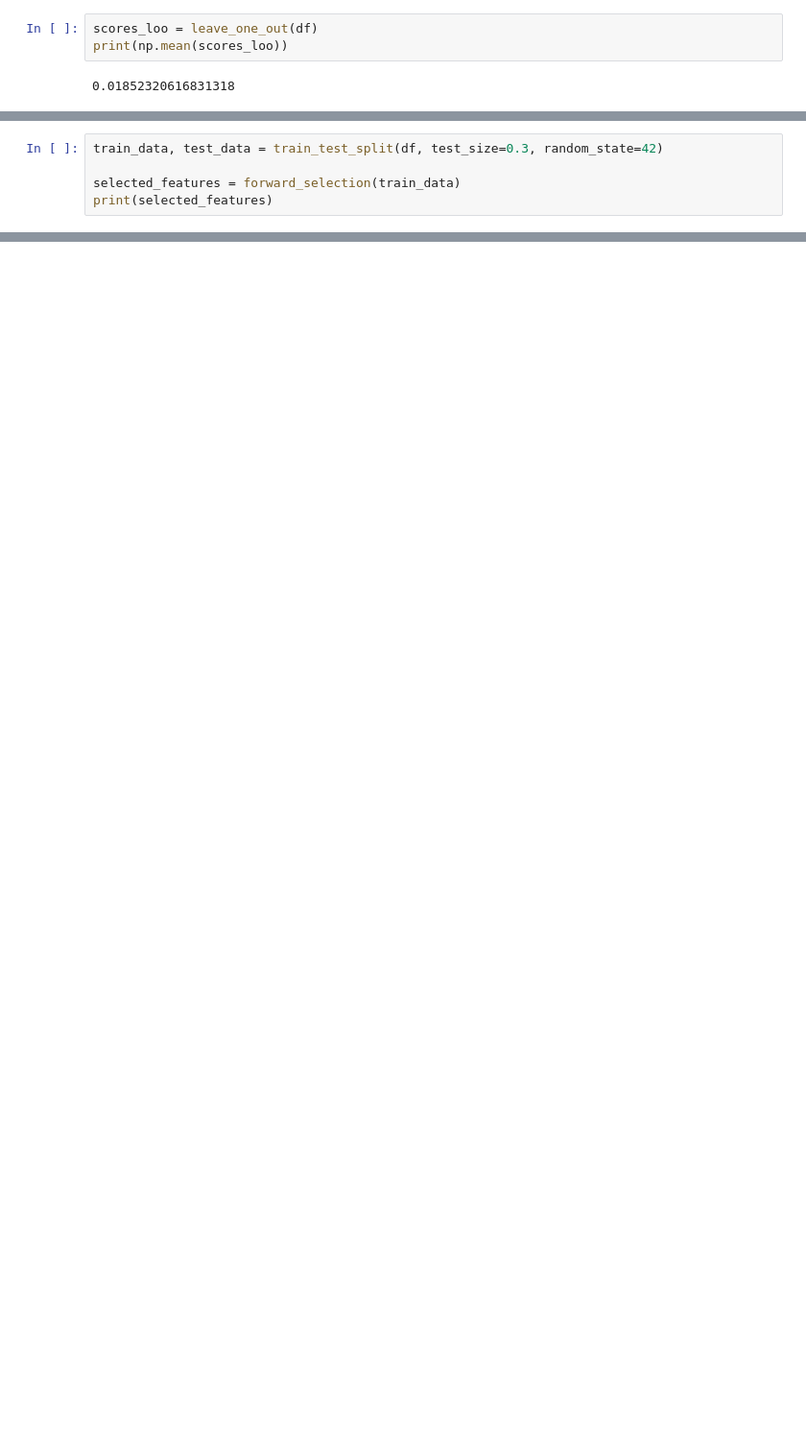
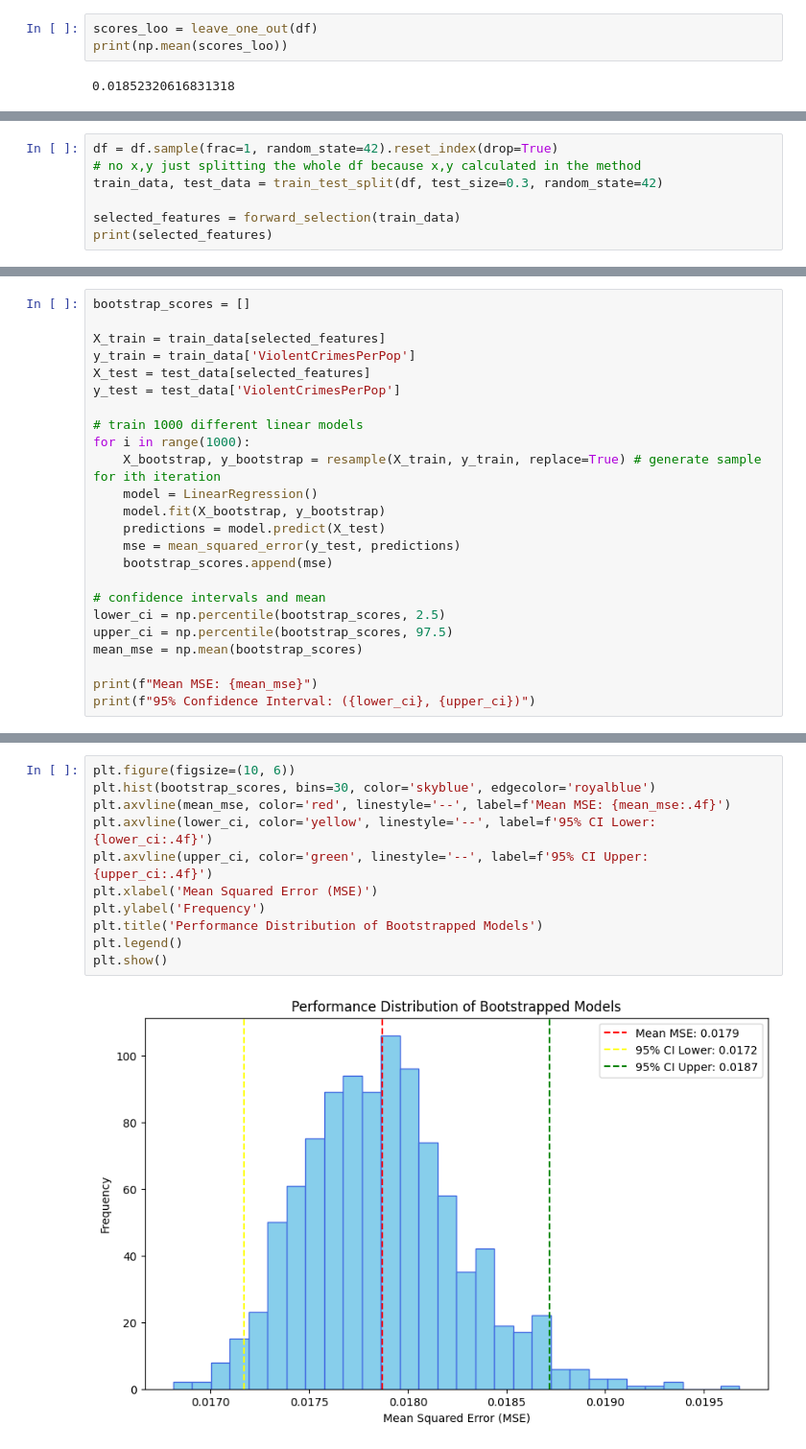
Before and after one commit to anjapijak/ML_assignments, a Jupyter notebook: assignment_2.ipynb, the cells around one changed output, grey strips where cells are left out. Shown at 96% size. Drawn from its saved outputs; the diff is of its cells as text; blank space fills up the shorter version.

```diff
--- a/assignment_2.ipynb
+++ b/assignment_2.ipynb
@@ -205,4 +198,6 @@ def forward_selection(data):
 # %%
+df = df.sample(frac=1, random_state=42).reset_index(drop=True)
+# no x,y just splitting the whole df because x,y calculated in the method
 train_data, test_data = train_test_split(df, test_size=0.3, random_state=42)
 
 selected_features = forward_selection(train_data)
@@ -244,0 +253,24 @@ print(score)
+# %%
+bootstrap_scores = []
+
+X_train = train_data[selected_features]
+y_train = train_data['ViolentCrimesPerPop']
+X_test = test_data[selected_features]
+y_test = test_data['ViolentCrimesPerPop']
+
+# train 1000 different linear models
+for i in range(1000):
+    X_bootstrap, y_bootstrap = resample(X_train, y_train, replace=True) # generate sample for ith iteration
+    model = LinearRegression()
+    model.fit(X_bootstrap, y_bootstrap)
+    predictions = model.predict(X_test)
+    mse = mean_squared_error(y_test, predictions)
+    bootstrap_scores.append(mse)
+
+# confidence intervals and mean
+lower_ci = np.percentile(bootstrap_scores, 2.5)
+upper_ci = np.percentile(bootstrap_scores, 97.5)
+mean_mse = np.mean(bootstrap_scores)
+
+print(f"Mean MSE: {mean_mse}")
+print(f"95% Confidence Interval: ({lower_ci}, {upper_ci})")
@@ -244,0 +280,13 @@ print(score)
+# %%
+plt.figure(figsize=(10, 6))
+plt.hist(bootstrap_scores, bins=30, color='skyblue', edgecolor='royalblue')
+plt.axvline(mean_mse, color='red', linestyle='--', label=f'Mean MSE: {mean_mse:.4f}')
+plt.axvline(lower_ci, color='yellow', linestyle='--', label=f'95% CI Lower: {lower_ci:.4f}')
+plt.axvline(upper_ci, color='green', linestyle='--', label=f'95% CI Upper: {upper_ci:.4f}')
+plt.xlabel('Mean Squared Error (MSE)')
+plt.ylabel('Frequency')
+plt.title('Performance Distribution of Bootstrapped Models')
+plt.legend()
+plt.show()
+# %% [output]
+[figure, added]
```
Also changed, not shown: parts of 20 cells of this notebook.
